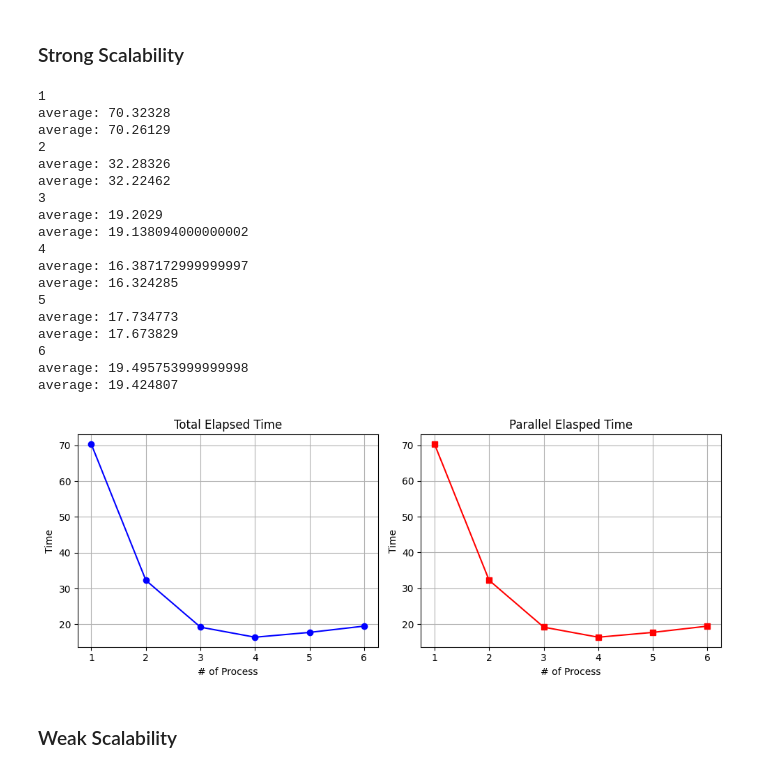
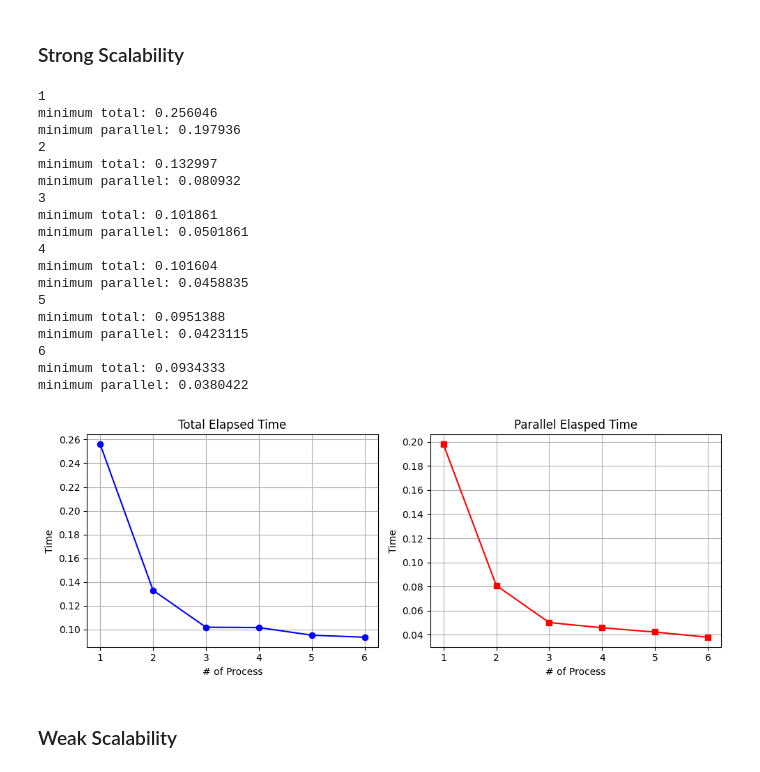
Before and after one commit to GioOrna/MPI-k-means, a Jupyter notebook: script/Collect_data.ipynb, the cells around one changed output. Saved outputs shown, nothing was run; the diff lists cells and outputs as text; code cells hidden in the pictures.

Commit message:
Updated script to use the minimum instead of the average

```diff
--- a/script/Collect_data.ipynb
+++ b/script/Collect_data.ipynb
@@ -6,8 +6,8 @@ import re
 
 tot_time_array=[]
 par_time_array=[]
-tot_average_array=[]
-par_average_array=[]
+tot_minimum_array=[]
+par_minimum_array=[]
 
 for i in range(1,7):
     temp = []
@@ -17,10 +17,10 @@ for i in range(1,7):
         cmd = [
             "time",
             "mpirun",
-            "-np", str(i),
+            "-n", str(i),
             "../src/main",
             "../src/output100000.csv",
-            "3"
+            "2"
         ]
 
         result = subprocess.run(
@@ -50,56 +50,56 @@ for i in range(1,7):
             temp.append(elapsed_tot)
     tot_time_array.append(temp)
     par_time_array.append(temp2)
-    average = sum(temp)/len(temp)
-    print("average: "+str(average))
-    tot_average_array.append(average)
-    average = sum(temp2)/len(temp2)
-    print("average: "+str(average))
-    par_average_array.append(average)
+    min1 = min(temp)
+    print("minimum total: "+str(min1))
+    tot_minimum_array.append(min1)
+    min2 = min(temp2)
+    print("minimum parallel: "+str(min2))
+    par_minimum_array.append(min2)
 # %% [output]
 1
-average: 70.32328
-average: 70.26129
+minimum total: 0.256046
+minimum parallel: 0.197936
 2
-average: 32.28326
-average: 32.22462
+minimum total: 0.132997
+minimum parallel: 0.080932
 3
-average: 19.2029
-average: 19.138094000000002
+minimum total: 0.101861
+minimum parallel: 0.0501861
 4
-average: 16.387172999999997
-average: 16.324285
+minimum total: 0.101604
+minimum parallel: 0.0458835
 5
-average: 17.734773
-average: 17.673829
+minimum total: 0.0951388
+minimum parallel: 0.0423115
 6
-average: 19.495753999999998
-average: 19.424807
+minimum total: 0.0934333
+minimum parallel: 0.0380422
 # %%
 import matplotlib.pyplot as plt
 
-x = list(range(1,len(tot_average_array)+1))
+x = list(range(1,len(tot_minimum_array)+1))
 
 fig, (ax1, ax2) = plt.subplots(1, 2, figsize=(10, 4))  # 1 row, 2 columns
 
 # First graph
-ax1.plot(x, tot_average_array, marker='o', color='blue')
+ax1.plot(x, tot_minimum_array, marker='o', color='blue')
 ax1.set_xlabel("# of Process")
 ax1.set_ylabel("Time")
 ax1.set_title("Total Elapsed Time")
 ax1.grid(True)
 
 # Second graph
-ax2.plot(x, par_average_array, marker='s', color='red')
+ax2.plot(x, par_minimum_array, marker='s', color='red')
 ax2.set_xlabel("# of Process")
 ax2.set_ylabel("Time")
 ax2.set_title("Parallel Elasped Time")
 ax2.grid(True)
 
 plt.tight_layout()  # avoid overlapping labels
 plt.show()
 # %% [output]
-[figure, old version]
+[figure, new version]
 # %% [markdown]
 ### Weak Scalability
 # %%
```
Also changed, not shown: parts of 2 cells of this notebook.
